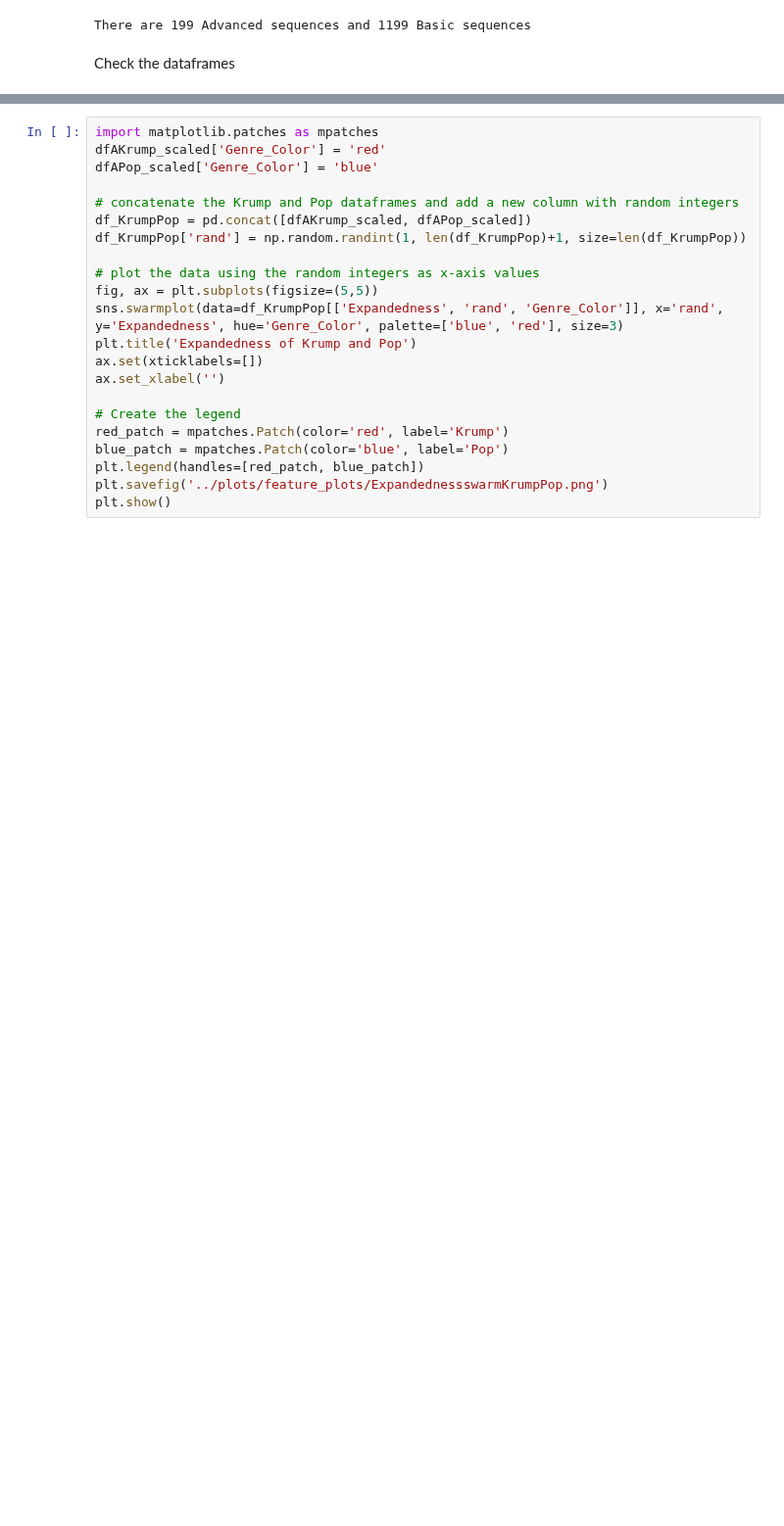
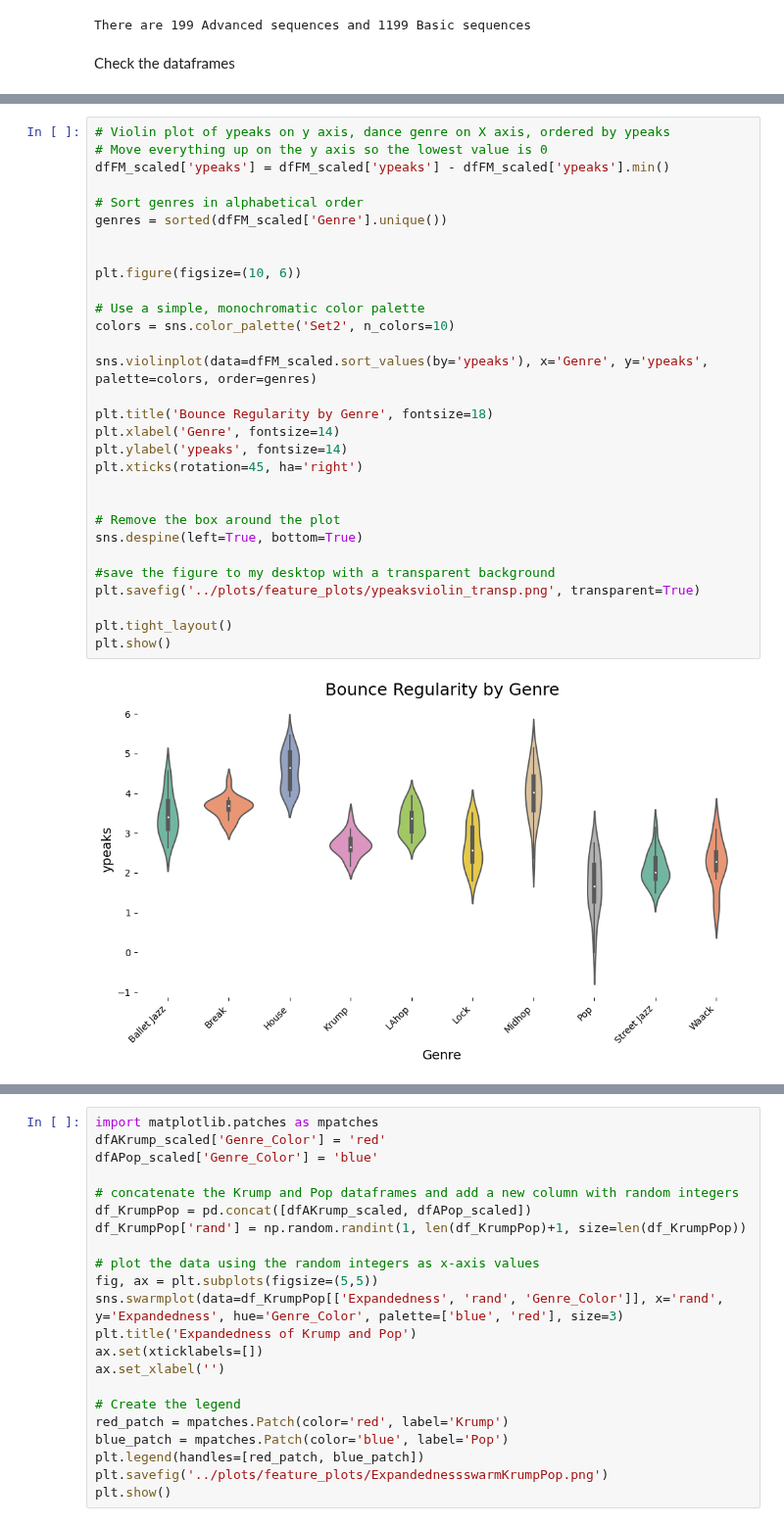
Before and after one commit to tBenBaker/MovementClassifier, a Jupyter notebook: DanceProj1/notebooks/01_dancedatafeatures.ipynb, the cells around one changed output, grey strips where cells are left out. Shown at 98% size. Cells and saved outputs as stored; diff of their text form; blank space fills up the shorter version.

```diff
--- a/DanceProj1/notebooks/01_dancedatafeatures.ipynb
+++ b/DanceProj1/notebooks/01_dancedatafeatures.ipynb
@@ -128,0 +255,32 @@ Index(['sacrumstd', 'sacrumjerkmag', 'sacrumjerky', 'angularmomentumxz',
+# %%
+# Violin plot of ypeaks on y axis, dance genre on X axis, ordered by ypeaks
+# Move everything up on the y axis so the lowest value is 0
+dfFM_scaled['ypeaks'] = dfFM_scaled['ypeaks'] - dfFM_scaled['ypeaks'].min()
+
+# Sort genres in alphabetical order
+genres = sorted(dfFM_scaled['Genre'].unique())
+
+
+plt.figure(figsize=(10, 6))
+
+# Use a simple, monochromatic color palette
+colors = sns.color_palette('Set2', n_colors=10)
+
+sns.violinplot(data=dfFM_scaled.sort_values(by='ypeaks'), x='Genre', y='ypeaks', palette=colors, order=genres)
+
+plt.title('Bounce Regularity by Genre', fontsize=18)
+plt.xlabel('Genre', fontsize=14)
+plt.ylabel('ypeaks', fontsize=14)
+plt.xticks(rotation=45, ha='right')
+
+
+# Remove the box around the plot
+sns.despine(left=True, bottom=True)
+
+#save the figure to my desktop with a transparent background
+plt.savefig('../plots/feature_plots/ypeaksviolin_transp.png', transparent=True)
+
+plt.tight_layout()
+plt.show()
+# %% [output]
+[figure, added]
```
Also changed, not shown: parts of 28 cells of this notebook, 14 other files.
